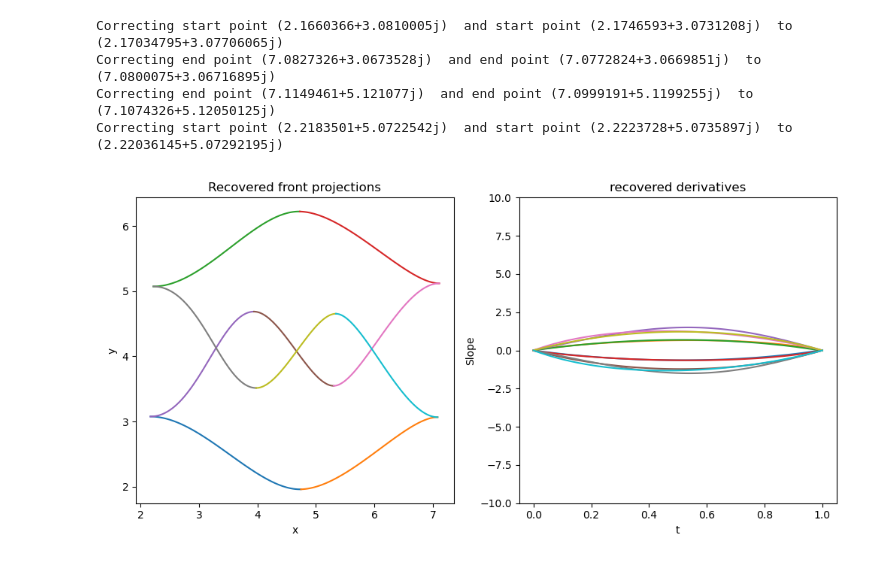
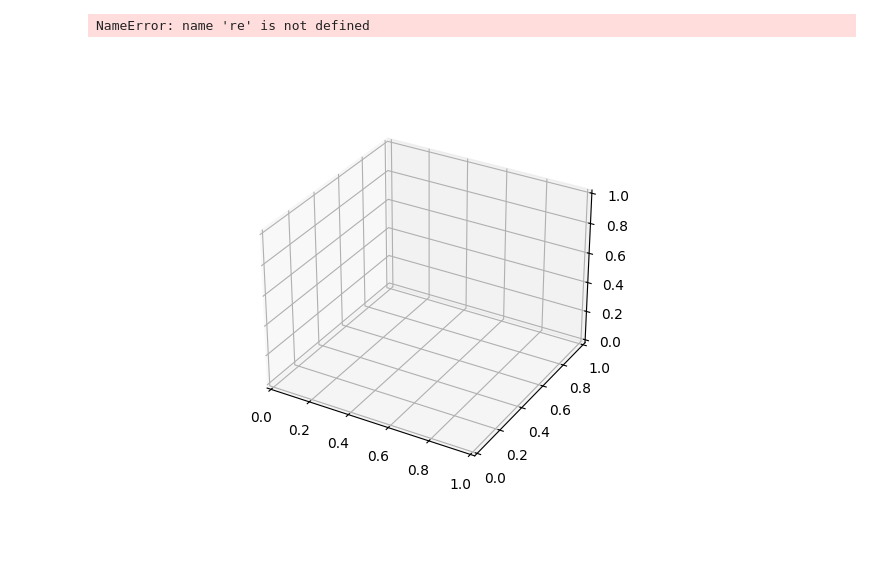
Before and after one commit to slausmeister/knoty, a Jupyter notebook: Knots.ipynb, the cells around one changed output. Drawn from its saved outputs; the diff is of its cells as text; code cells hidden in the pictures.

```diff
--- a/Knots.ipynb
+++ b/Knots.ipynb
@@ -343,0 +52,8 @@ def process_paths(svg_file, correction=True, threshold=0.1):
+# %%
+# Load and process the SVG file
+svg_file = './Examples/bitmap1.svg'  # Replace with your SVG file path
+#curve_data = knoty.process_paths(svg_file, threshold=0.5, correction=True)
+
+fun = knoty.process_paths_symp(svg_file)
+
+print(fun[0])
@@ -344,38 +66,38 @@ def process_paths(svg_file, correction=True, threshold=0.1):
+# %%
+fig = plt.figure()
+ax = fig.add_subplot(111, projection='3d')
+t = sp.symbols("t")
+g = sp.lambdify(t, fun, "math")
+knoty.plot_knot(ax, fun)
+# %% [output]
+NameError: name 're' is not defined
+[figure, added]
 # %%
-# Load and process the SVG file
-svg_file = './bitmap1.svg'  # Replace with your SVG file path
-curve_data = process_paths(svg_file, threshold=1)
-
-# Plotting
-fig = plt.figure(figsize=(10, 5))
-
-# First subplot for the curve
-plt.subplot(1, 2, 1)
-for curve_points, _ in curve_data:
-    plt.plot(curve_points.real, curve_points.imag)
-
-plt.xlabel('x')
-plt.ylabel('y')
-plt.title('Recovered front projections')
-
-# Second subplot for the slope
-plt.subplot(1, 2, 2)
-for _, derivative_points in curve_data:
-    t_values = np.linspace(0, 1, 100)
-    slope_values = [calculate_slope(derivative) for derivative in derivative_points]
-    plt.plot(t_values, slope_values)
-
-plt.xlabel('t')
-plt.ylabel('Slope')
-plt.title('recovered derivatives')
-plt.ylim(-10, 10)
-
-plt.tight_layout()
-plt.show()
+#
+# # Plotting
+# fig = plt.figure(figsize=(10, 5))
+#
+# # First subplot for the curve
+# plt.subplot(1, 2, 1)
+# for curve_points, _ in curve_data:
+#     plt.plot(curve_points.real, curve_points.imag)
+#
+# plt.xlabel('x')
+# plt.ylabel('y')
+# plt.title('Recovered front projections')
+#
+# # Second subplot for the slope
+# plt.subplot(1, 2, 2)
+# for _, derivative_points in curve_data:
+#     t_values = np.linspace(0, 1, 100)
+#     slope_values = [knoty.calculate_slope(derivative) for derivative in derivative_points]
+#     plt.plot(t_values, slope_values)
+#
+# plt.xlabel('t')
+# plt.ylabel('Slope')
+# plt.title('recovered derivatives')
+# plt.ylim(-10, 10)
+#
+# plt.tight_layout()
+# plt.show()
-# %% [output]
-Correcting start point (2.1660366+3.0810005j)  and start point (2.1746593+3.0731208j)  to  (2.17034795+3.07706065j)
-Correcting end point (7.0827326+3.0673528j)  and end point (7.0772824+3.0669851j)  to  (7.0800075+3.06716895j)
-Correcting end point (7.1149461+5.121077j)  and end point (7.0999191+5.1199255j)  to  (7.1074326+5.12050125j)
-Correcting start point (2.2183501+5.0722542j)  and start point (2.2223728+5.0735897j)  to  (2.22036145+5.07292195j)
-[figure, removed]
 # %%
```
Also changed, not shown: parts of 13 cells of this notebook, 22 other files.
